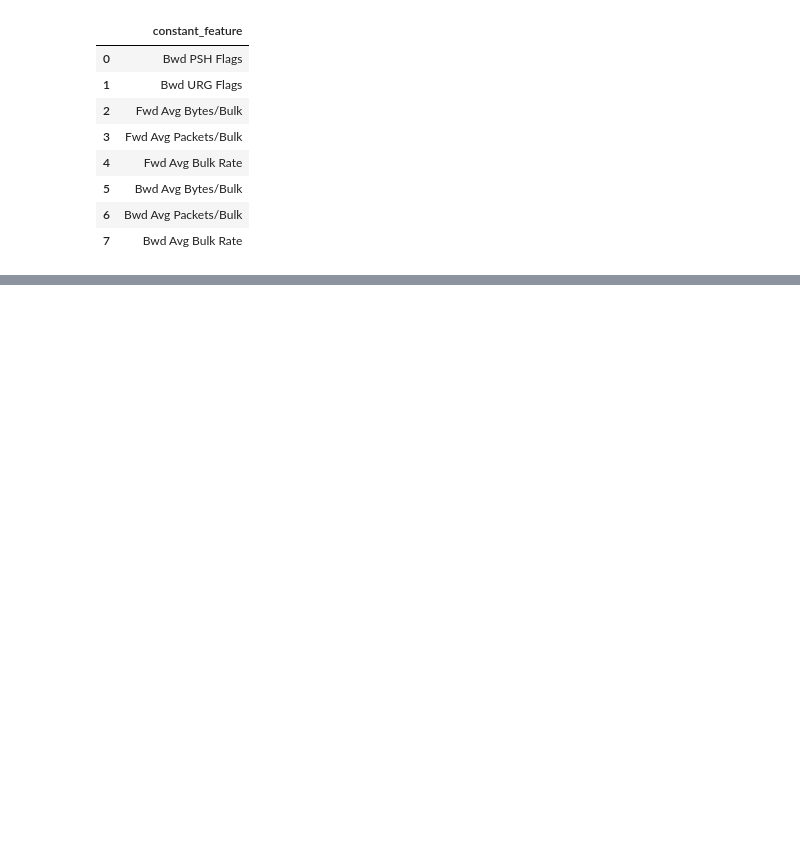
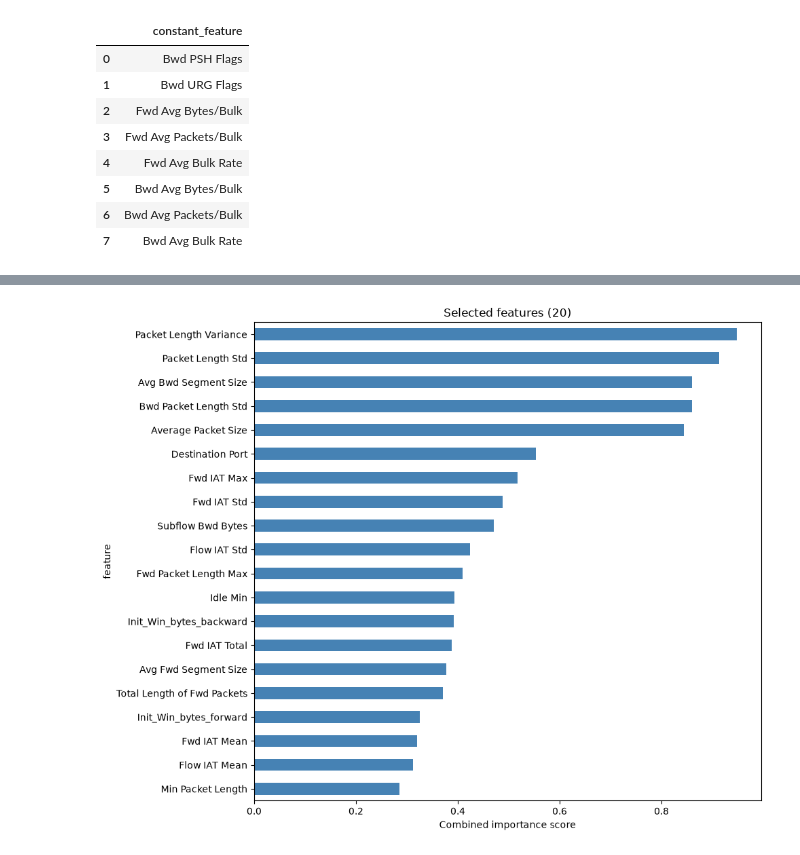
Before and after one commit to mdrfi/CICIDS2017-ML-IDS, a Jupyter notebook: notebooks/02_feature_selection.ipynb, the cells around one changed output, grey strips where cells are left out. Cells and saved outputs as stored; diff of their text form; code cells hidden in the pictures; blank space fills up the shorter version.

```diff
--- a/notebooks/02_feature_selection.ipynb
+++ b/notebooks/02_feature_selection.ipynb
@@ -76,0 +104,10 @@ plt.show()
+# %%
+top = scores.loc[selected, "combined_score"].sort_values()
+figure, axis = plt.subplots(figsize=(10, 8))
+top.plot(kind="barh", color="steelblue", ax=axis)
+axis.set_title(f"Selected features ({len(selected)})")
+axis.set_xlabel("Combined importance score")
+plt.tight_layout()
+plt.show()
+# %% [output]
+[figure, added]
```
Also changed, not shown: parts of 21 cells of this notebook, 7 other files.
